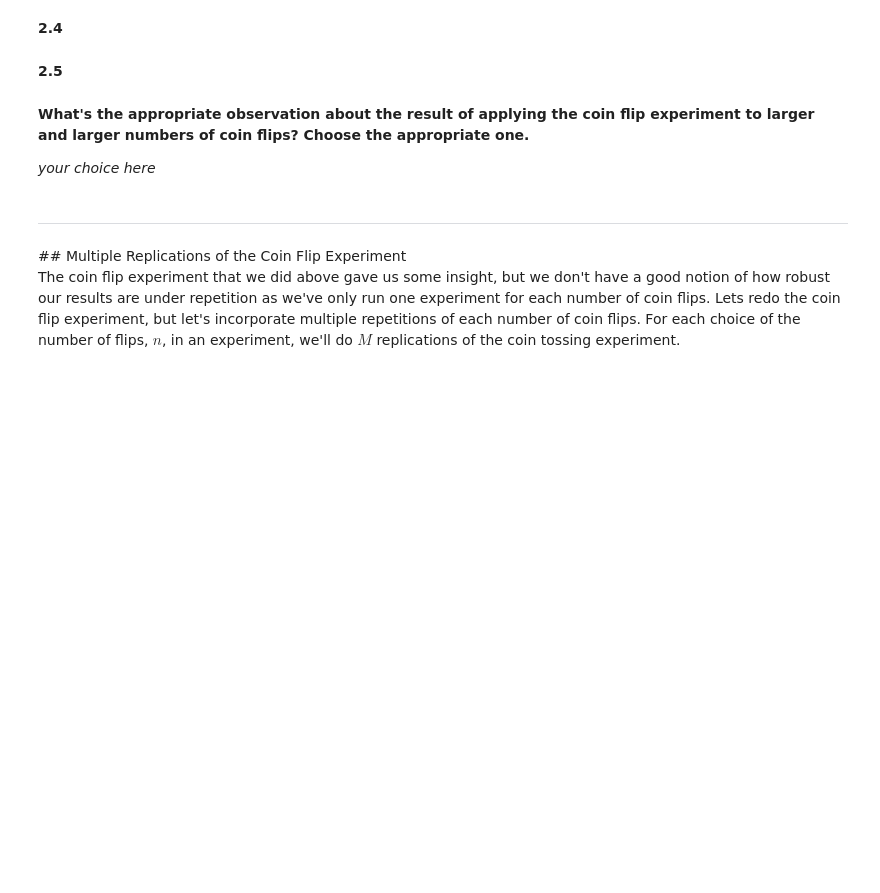
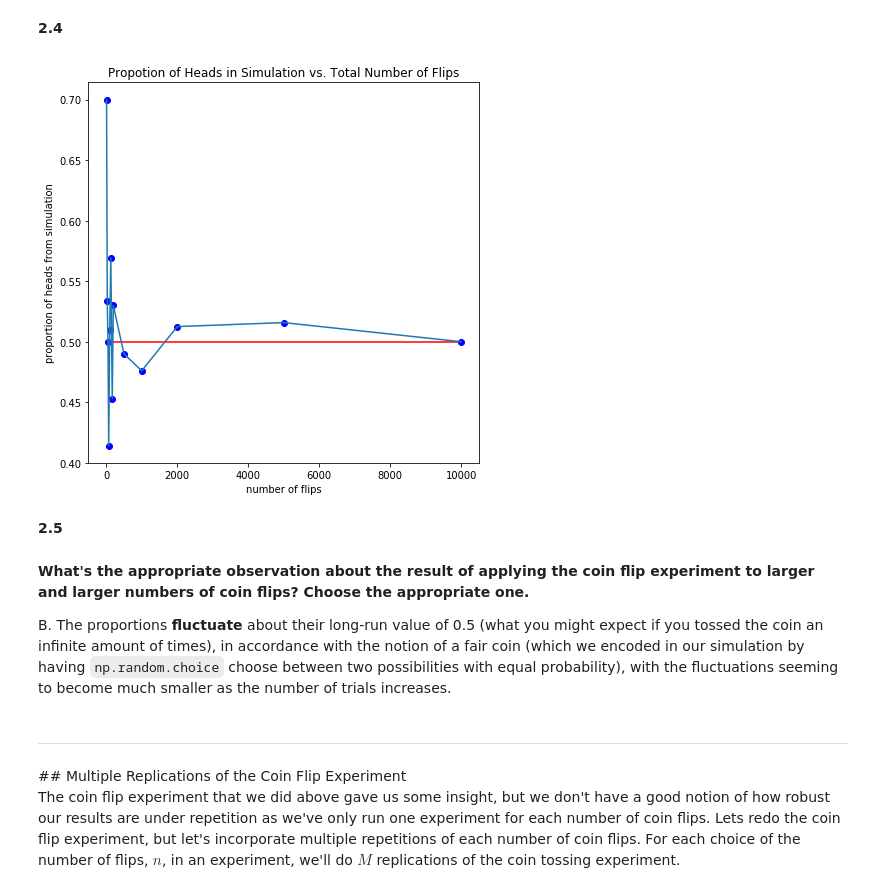
Before and after one commit to JoshFeldman95/AM209a, a Jupyter notebook: hw0/cs109a_hw0.ipynb, the cells around one changed output. Cells and saved outputs as stored; diff of their text form; code cells hidden in the pictures; blank space fills up the shorter version.

```diff
--- a/hw0/cs109a_hw0.ipynb
+++ b/hw0/cs109a_hw0.ipynb
@@ -149,0 +333,9 @@ Now that we know how to run our coin flip experiment, we're interested in knowin
+# %%
+def find_prop_heads(throws, n_trials):
+    num_of_heads = np.sum(throws == 'H')
+    prop_heads = float(num_of_heads)/float(n_trials)
+    return prop_heads
+
+n_trials = 40
+throws1 = throw_a_coin(n_trials)
+print('The total proportion of heads is %f' % find_prop_heads(throws1, n_trials))
@@ -153,0 +346,4 @@ Now that we know how to run our coin flip experiment, we're interested in knowin
+# %%
+n_trials = 40
+throws2 = throw_a_coin(n_trials)
+print('The total proportion of heads is %f' % find_prop_heads(throws2, n_trials))
@@ -163,0 +356,6 @@ NameError: name 'run_trials' is not defined
+# %%
+def run_trials(n_flips_list):
+    return [find_prop_heads(throw_a_coin(n_trials), n_trials) for n_trials in n_flips_list]
+
+proportions = run_trials(n_flips)
+proportions
@@ -168,9 +378,19 @@ NameError: name 'run_trials' is not defined
+# %%
+plt.figure(figsize=(7, 7))
+plt.plot(n_flips, proportions, 'bo', n_flips, proportions)
+plt.ylabel('proportion of heads from simulation')
+plt.xlabel('number of flips')
+plt.title('Propotion of Heads in Simulation vs. Total Number of Flips')
+plt.hlines(0.5, 0, 10000, color = 'r')
+plt.show()
+# %% [output]
+[figure, added]
 # %% [markdown]
 **2.5**
 # %% [markdown]
 **What's the appropriate observation about the result of applying the coin flip experiment to larger and larger numbers of coin flips?  Choose the appropriate one.**
 
-*your choice here*
+B. The proportions **fluctuate** about their long-run value of 0.5 (what you might expect if you tossed the coin an infinite amount of times), in accordance with the notion of a fair coin (which we encoded in our simulation by having `np.random.choice` choose between two possibilities with equal probability), with the fluctuations seeming to become much smaller as the number of trials increases.
 # %% [markdown]
 <hr style='height:1px'>
 ## Multiple Replications of the Coin Flip Experiment
```
Also changed, not shown: parts of 57 cells of this notebook, 1 other file.
